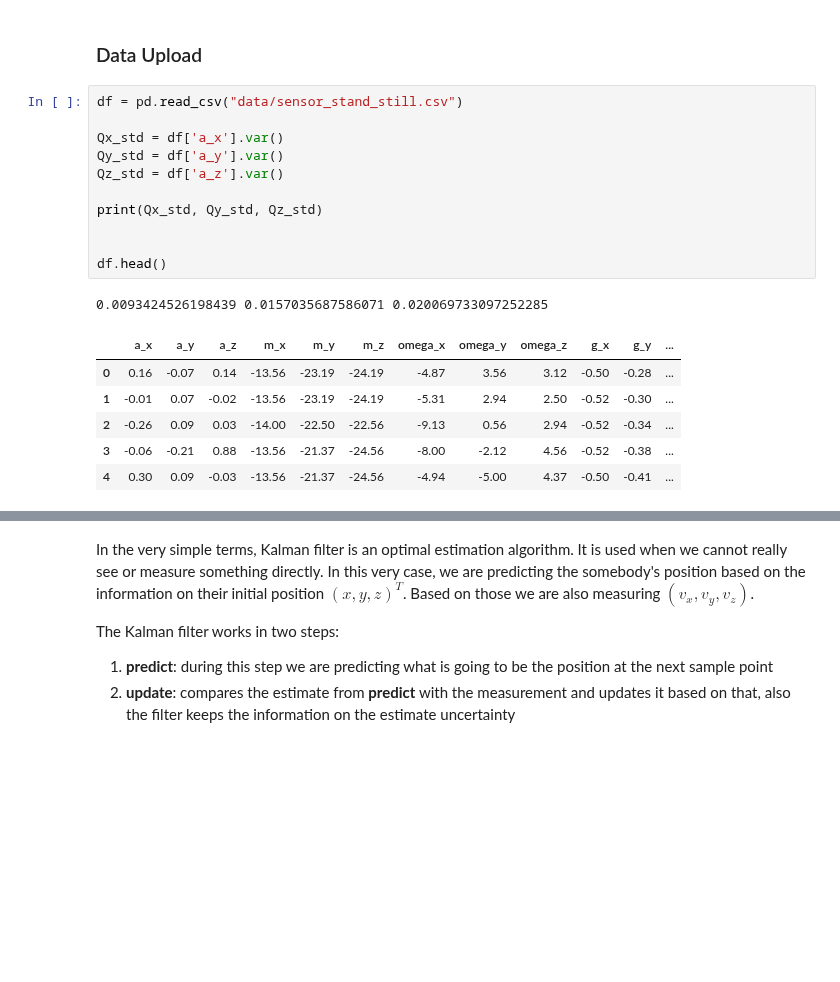
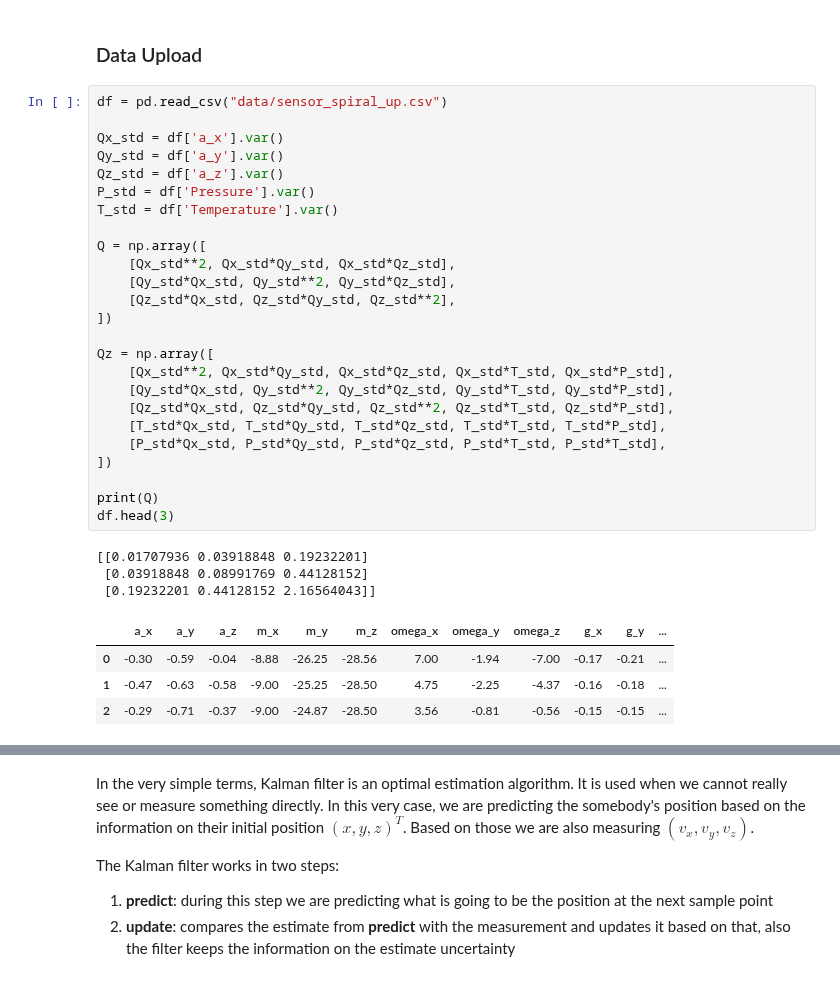
Before and after one commit to kjetteren/RaD_team1_HELIXON, a Jupyter notebook: kalman/KalmanFilterImplementation.ipynb, the cells around one changed output, grey strips where cells are left out. Drawn from its saved outputs; the diff is of its cells as text; blank space fills up the shorter version.

```diff
--- a/kalman/KalmanFilterImplementation.ipynb
+++ b/kalman/KalmanFilterImplementation.ipynb
@@ -31,21 +31,35 @@ ax.legend()
 # %% [markdown]
 ### Data Upload
 # %%
-df = pd.read_csv("data/sensor_stand_still.csv")
+df = pd.read_csv("data/sensor_spiral_up.csv")
 
 Qx_std = df['a_x'].var()
 Qy_std = df['a_y'].var()
 Qz_std = df['a_z'].var()
+P_std = df['Pressure'].var()
+T_std = df['Temperature'].var()
 
-print(Qx_std, Qy_std, Qz_std)
+Q = np.array([
+    [Qx_std**2, Qx_std*Qy_std, Qx_std*Qz_std],
+    [Qy_std*Qx_std, Qy_std**2, Qy_std*Qz_std],
+    [Qz_std*Qx_std, Qz_std*Qy_std, Qz_std**2],
+])
 
+Qz = np.array([
+    [Qx_std**2, Qx_std*Qy_std, Qx_std*Qz_std, Qx_std*T_std, Qx_std*P_std],
+    [Qy_std*Qx_std, Qy_std**2, Qy_std*Qz_std, Qy_std*T_std, Qy_std*P_std],
+    [Qz_std*Qx_std, Qz_std*Qy_std, Qz_std**2, Qz_std*T_std, Qz_std*P_std],
+    [T_std*Qx_std, T_std*Qy_std, T_std*Qz_std, T_std*T_std, T_std*P_std],
+    [P_std*Qx_std, P_std*Qy_std, P_std*Qz_std, P_std*T_std, P_std*T_std],
+])
 
-df.head()
+print(Q)
+df.head(3)
 # %% [output]
-0.0093424526198439 0.0157035687586071 0.020069733097252285
+[[0.01707936 0.03918848 0.19232201]
+ [0.03918848 0.08991769 0.44128152]
+ [0.19232201 0.44128152 2.16564043]]
 |  | a_x | a_y | a_z | m_x | m_y | m_z | omega_x | omega_y | omega_z | g_x | g_y | ... |
-| 0 | 0.16 | -0.07 | 0.14 | -13.56 | -23.19 | -24.19 | -4.87 | 3.56 | 3.12 | -0.50 | -0.28 | ... |
-| 1 | -0.01 | 0.07 | -0.02 | -13.56 | -23.19 | -24.19 | -5.31 | 2.94 | 2.50 | -0.52 | -0.30 | ... |
-| 2 | -0.26 | 0.09 | 0.03 | -14.00 | -22.50 | -22.56 | -9.13 | 0.56 | 2.94 | -0.52 | -0.34 | ... |
-| 3 | -0.06 | -0.21 | 0.88 | -13.56 | -21.37 | -24.56 | -8.00 | -2.12 | 4.56 | -0.52 | -0.38 | ... |
-| 4 | 0.30 | 0.09 | -0.03 | -13.56 | -21.37 | -24.56 | -4.94 | -5.00 | 4.37 | -0.50 | -0.41 | ... |
+| 0 | -0.30 | -0.59 | -0.04 | -8.88 | -26.25 | -28.56 | 7.00 | -1.94 | -7.00 | -0.17 | -0.21 | ... |
+| 1 | -0.47 | -0.63 | -0.58 | -9.00 | -25.25 | -28.50 | 4.75 | -2.25 | -4.37 | -0.16 | -0.18 | ... |
+| 2 | -0.29 | -0.71 | -0.37 | -9.00 | -24.87 | -28.50 | 3.56 | -0.81 | -0.56 | -0.15 | -0.15 | ... |
```
Also changed, not shown: parts of 7 cells of this notebook.
